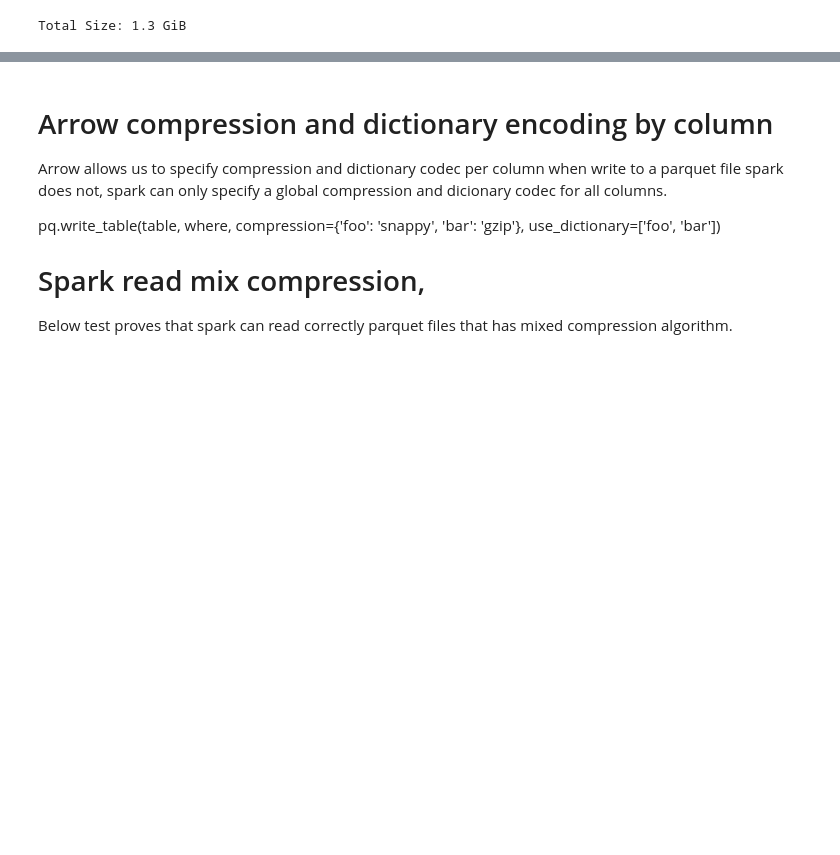
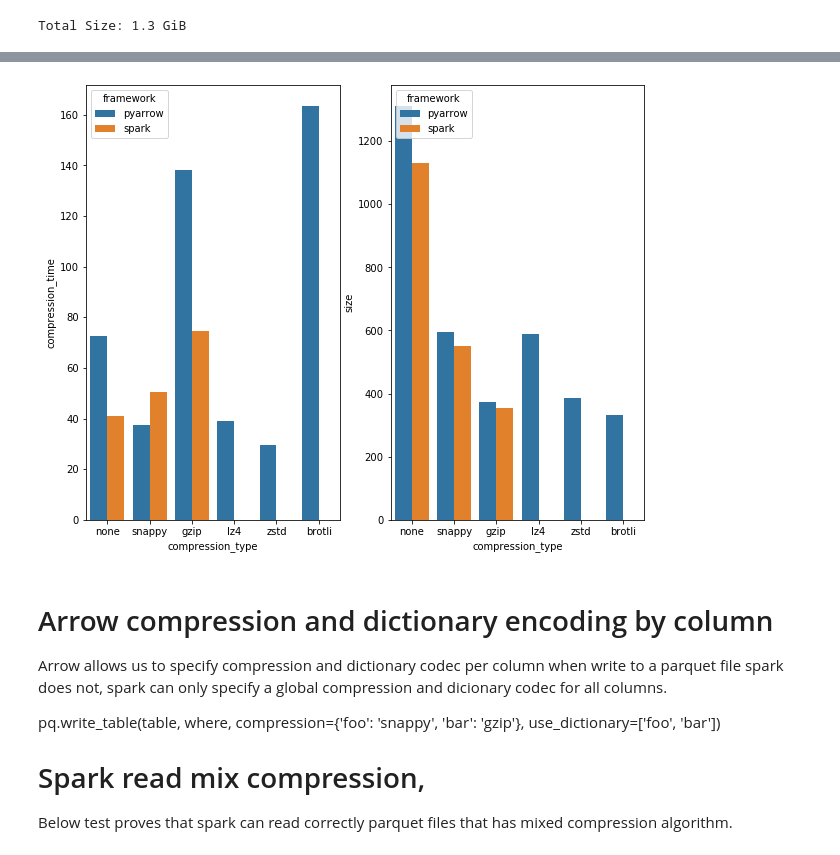
Before and after one commit to pengfei99/ParquetDataFormat, a Jupyter notebook: notebook/compatibility/SparkArrowCompression.ipynb, the cells around one changed output, grey strips where cells are left out. Drawn from its saved outputs; the diff is of its cells as text; code cells hidden in the pictures; blank space fills up the shorter version.

Commit message:
update compression

```diff
--- a/notebook/compatibility/SparkArrowCompression.ipynb
+++ b/notebook/compatibility/SparkArrowCompression.ipynb
@@ -355,3 +374,9 @@ Arrow write time spents: 72.52444410324097 s
 ! mc ls --summarize s3/pengfei/diffusion/data_format/sf_fire/parquet/arrow_sf_fire_none | grep "Total Size"
 # %% [output]
 Total Size: 1.3 GiB
+# %%
+# Spark, Arrow compression performence comparession
+path="s3a://pengfei/diffusion/data_format/compression_stats.csv"
+
+stats_df=spark.read.option("header","true").csv(path)
+stats_df.show()
@@ -358,3 +396,20 @@ Total Size: 1.3 GiB
+# %%
+import seaborn as sns
+import matplotlib.pyplot as plt
+fig, ax = plt.subplots(1,2,figsize = (10,8))
+g_op = sns.barplot(
+    data=stats_df.toPandas(),
+    x="compression_type", y="compression_time", hue="framework",
+    order=['none','snappy','gzip','lz4','zstd','brotli'], ax=ax[0]
+)
+
+g_op = sns.barplot(
+    data=stats_df.toPandas(),
+    x="compression_type", y="size", hue="framework",
+    order=['none','snappy','gzip','lz4','zstd','brotli'], ax=ax[1]
+)
+# %% [output]
+[figure, added]
 # %% [markdown]
 # Arrow compression and dictionary encoding by column
 Arrow allows us to specify compression and dictionary codec per column when write to a parquet file
```
Also changed, not shown: parts of 22 cells of this notebook, 2 other files.
